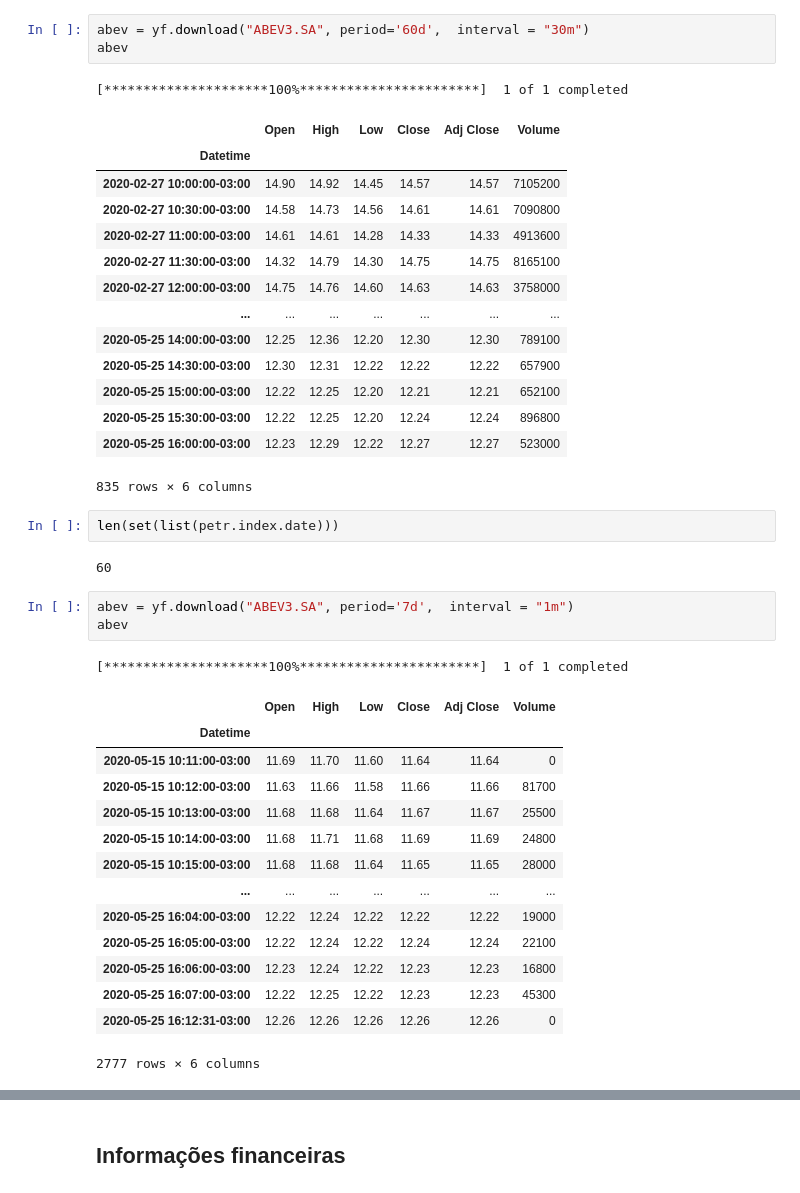
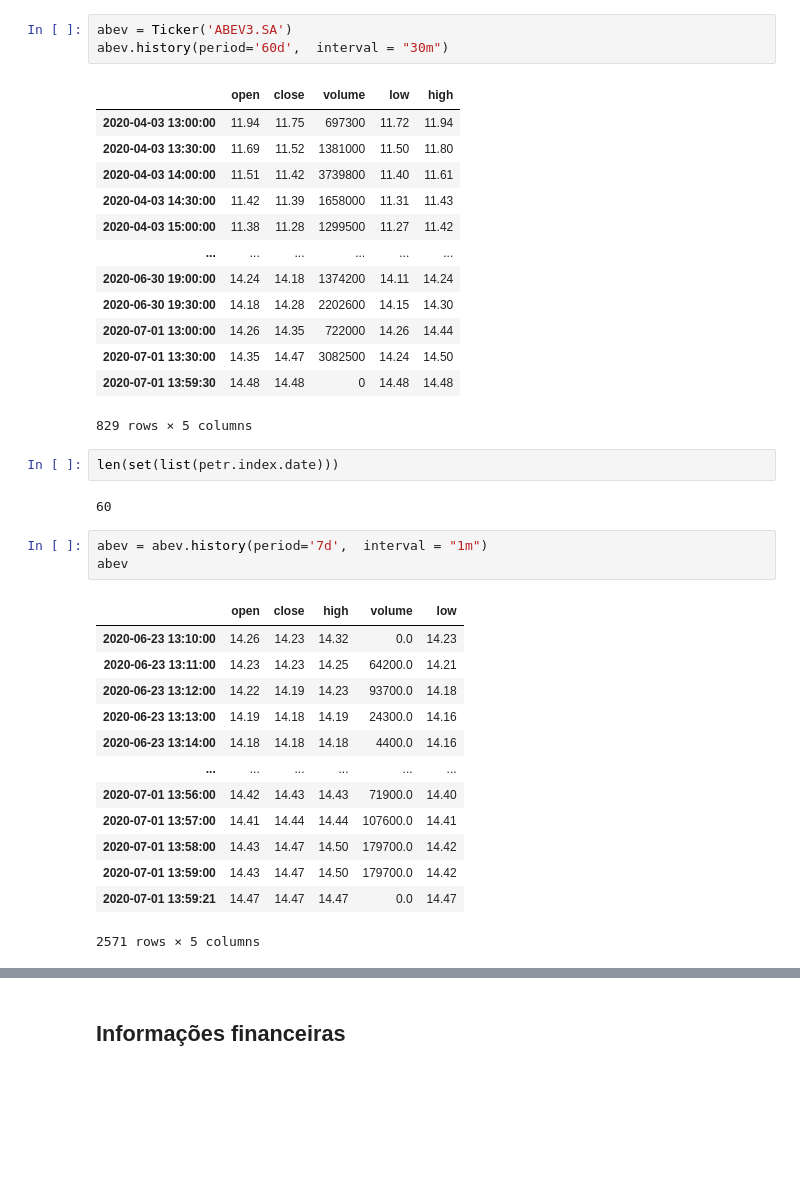
Before and after one commit to rodrigobercini/como-extrair-dados-bovespa, a Jupyter notebook: Como_extrair_dados_de_ações_da_Bovespa_sem_gastar_nada_com_Python.ipynb, the cells around one changed output, grey strips where cells are left out. Cells and saved outputs as stored; diff of their text form; blank space fills up the shorter version.

```diff
--- a/Como_extrair_dados_de_ações_da_Bovespa_sem_gastar_nada_com_Python.ipynb
+++ b/Como_extrair_dados_de_ações_da_Bovespa_sem_gastar_nada_com_Python.ipynb
@@ -41,43 +56,39 @@ petr.history(start='2005-05-01', end='2013-12-31')
 # %%
-abev = yf.download("ABEV3.SA", period='60d',  interval = "30m")
-abev
+abev = Ticker('ABEV3.SA')
+abev.history(period='60d',  interval = "30m")
 # %% [output]
+|  | open | close | volume | low | high |
+| 2020-04-03 13:00:00 | 11.94 | 11.75 | 697300 | 11.72 | 11.94 |
+| 2020-04-03 13:30:00 | 11.69 | 11.52 | 1381000 | 11.50 | 11.80 |
+| 2020-04-03 14:00:00 | 11.51 | 11.42 | 3739800 | 11.40 | 11.61 |
+| 2020-04-03 14:30:00 | 11.42 | 11.39 | 1658000 | 11.31 | 11.43 |
+| 2020-04-03 15:00:00 | 11.38 | 11.28 | 1299500 | 11.27 | 11.42 |
+| ... | ... | ... | ... | ... | ... |
+| 2020-06-30 19:00:00 | 14.24 | 14.18 | 1374200 | 14.11 | 14.24 |
+| 2020-06-30 19:30:00 | 14.18 | 14.28 | 2202600 | 14.15 | 14.30 |
+| 2020-07-01 13:00:00 | 14.26 | 14.35 | 722000 | 14.26 | 14.44 |
+| 2020-07-01 13:30:00 | 14.35 | 14.47 | 3082500 | 14.24 | 14.50 |
+| 2020-07-01 13:59:30 | 14.48 | 14.48 | 0 | 14.48 | 14.48 |
-[*********************100%***********************]  1 of 1 completed
+829 rows × 5 columns
-|  | Open | High | Low | Close | Adj Close | Volume |
-| Datetime |  |  |  |  |  |  |
-| 2020-02-27 10:00:00-03:00 | 14.90 | 14.92 | 14.45 | 14.57 | 14.57 | 7105200 |
-| 2020-02-27 10:30:00-03:00 | 14.58 | 14.73 | 14.56 | 14.61 | 14.61 | 7090800 |
-| 2020-02-27 11:00:00-03:00 | 14.61 | 14.61 | 14.28 | 14.33 | 14.33 | 4913600 |
-| 2020-02-27 11:30:00-03:00 | 14.32 | 14.79 | 14.30 | 14.75 | 14.75 | 8165100 |
-| 2020-02-27 12:00:00-03:00 | 14.75 | 14.76 | 14.60 | 14.63 | 14.63 | 3758000 |
-| ... | ... | ... | ... | ... | ... | ... |
-| 2020-05-25 14:00:00-03:00 | 12.25 | 12.36 | 12.20 | 12.30 | 12.30 | 789100 |
-| 2020-05-25 14:30:00-03:00 | 12.30 | 12.31 | 12.22 | 12.22 | 12.22 | 657900 |
-| 2020-05-25 15:00:00-03:00 | 12.22 | 12.25 | 12.20 | 12.21 | 12.21 | 652100 |
-| 2020-05-25 15:30:00-03:00 | 12.22 | 12.25 | 12.20 | 12.24 | 12.24 | 896800 |
-| 2020-05-25 16:00:00-03:00 | 12.23 | 12.29 | 12.22 | 12.27 | 12.27 | 523000 |
-835 rows × 6 columns
 # %%
 len(set(list(petr.index.date)))
 # %% [output]
 60
 # %%
-abev = yf.download("ABEV3.SA", period='7d',  interval = "1m")
+abev = abev.history(period='7d',  interval = "1m")
 abev
 # %% [output]
+|  | open | close | high | volume | low |
+| 2020-06-23 13:10:00 | 14.26 | 14.23 | 14.32 | 0.0 | 14.23 |
+| 2020-06-23 13:11:00 | 14.23 | 14.23 | 14.25 | 64200.0 | 14.21 |
+| 2020-06-23 13:12:00 | 14.22 | 14.19 | 14.23 | 93700.0 | 14.18 |
+| 2020-06-23 13:13:00 | 14.19 | 14.18 | 14.19 | 24300.0 | 14.16 |
+| 2020-06-23 13:14:00 | 14.18 | 14.18 | 14.18 | 4400.0 | 14.16 |
+| ... | ... | ... | ... | ... | ... |
+| 2020-07-01 13:56:00 | 14.42 | 14.43 | 14.43 | 71900.0 | 14.40 |
+| 2020-07-01 13:57:00 | 14.41 | 14.44 | 14.44 | 107600.0 | 14.41 |
+| 2020-07-01 13:58:00 | 14.43 | 14.47 | 14.50 | 179700.0 | 14.42 |
+| 2020-07-01 13:59:00 | 14.43 | 14.47 | 14.50 | 179700.0 | 14.42 |
+| 2020-07-01 13:59:21 | 14.47 | 14.47 | 14.47 | 0.0 | 14.47 |
-[*********************100%***********************]  1 of 1 completed
+2571 rows × 5 columns
-|  | Open | High | Low | Close | Adj Close | Volume |
-| Datetime |  |  |  |  |  |  |
-| 2020-05-15 10:11:00-03:00 | 11.69 | 11.70 | 11.60 | 11.64 | 11.64 | 0 |
-| 2020-05-15 10:12:00-03:00 | 11.63 | 11.66 | 11.58 | 11.66 | 11.66 | 81700 |
-| 2020-05-15 10:13:00-03:00 | 11.68 | 11.68 | 11.64 | 11.67 | 11.67 | 25500 |
-| 2020-05-15 10:14:00-03:00 | 11.68 | 11.71 | 11.68 | 11.69 | 11.69 | 24800 |
-| 2020-05-15 10:15:00-03:00 | 11.68 | 11.68 | 11.64 | 11.65 | 11.65 | 28000 |
-| ... | ... | ... | ... | ... | ... | ... |
-| 2020-05-25 16:04:00-03:00 | 12.22 | 12.24 | 12.22 | 12.22 | 12.22 | 19000 |
-| 2020-05-25 16:05:00-03:00 | 12.22 | 12.24 | 12.22 | 12.24 | 12.24 | 22100 |
-| 2020-05-25 16:06:00-03:00 | 12.23 | 12.24 | 12.22 | 12.23 | 12.23 | 16800 |
-| 2020-05-25 16:07:00-03:00 | 12.22 | 12.25 | 12.22 | 12.23 | 12.23 | 45300 |
-| 2020-05-25 16:12:31-03:00 | 12.26 | 12.26 | 12.26 | 12.26 | 12.26 | 0 |
-2777 rows × 6 columns
 # %%
```
Also changed, not shown: parts of 7 cells of this notebook.
